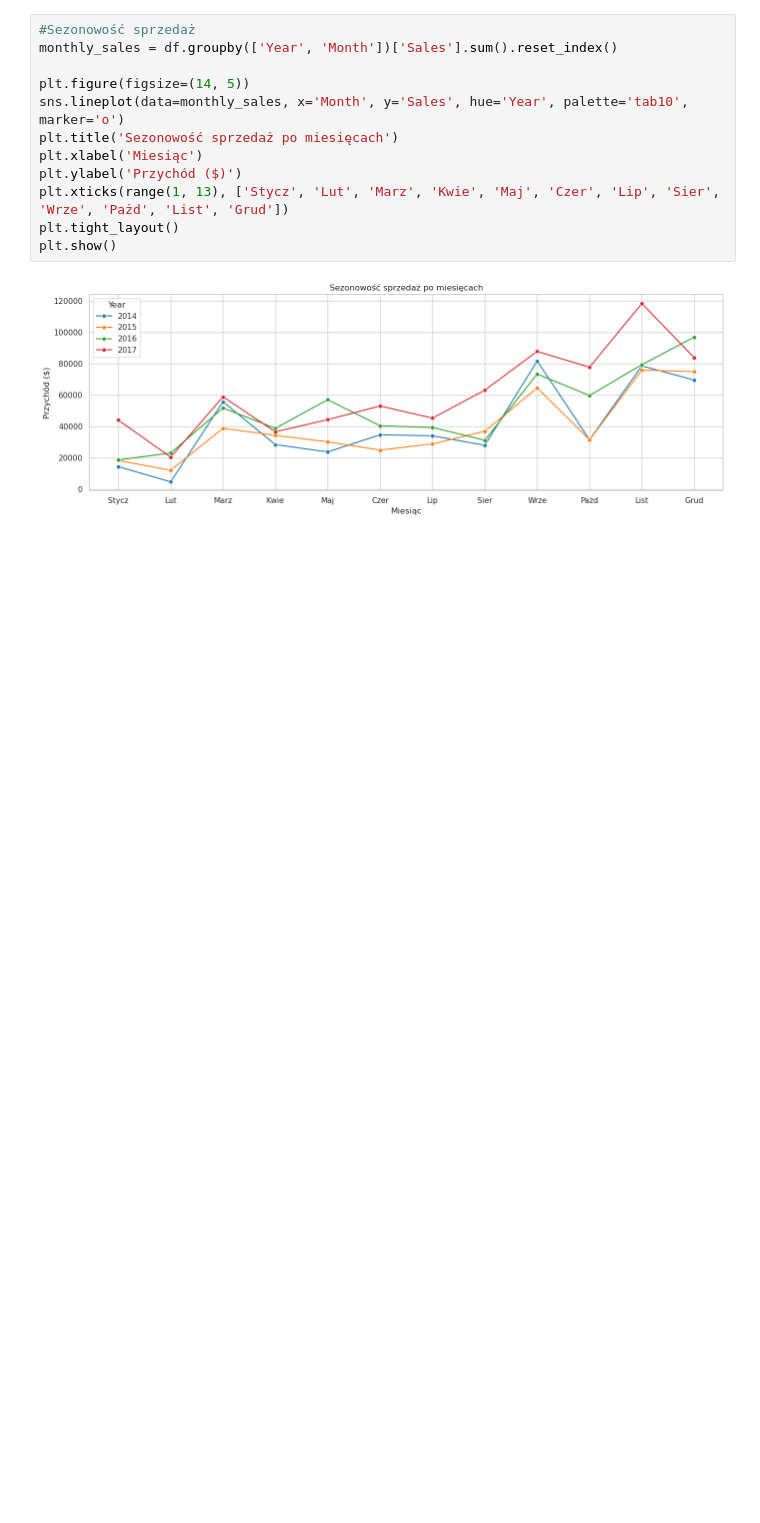
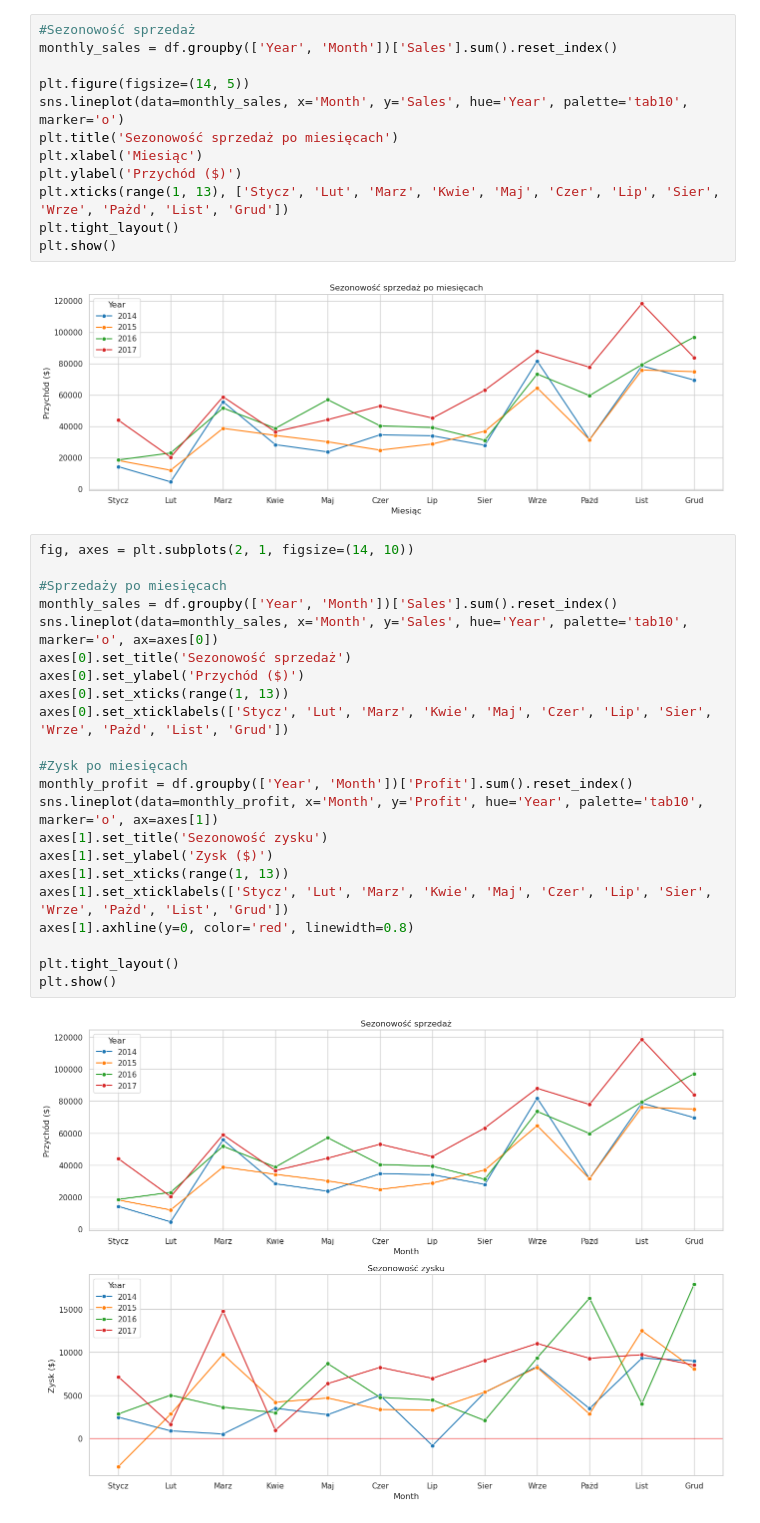
Before and after one commit to sverill/superstore-analysis, a Jupyter notebook: superstore_analysis.ipynb, the cells around one changed output. Cells and saved outputs as stored; diff of their text form; blank space fills up the shorter version.

```diff
--- a/superstore_analysis.ipynb
+++ b/superstore_analysis.ipynb
@@ -209,3 +209,27 @@ plt.tight_layout()
 plt.show()
 # %% [output]
 [figure]
+# %%
+fig, axes = plt.subplots(2, 1, figsize=(14, 10))
+
+#Sprzedaży po miesięcach
+monthly_sales = df.groupby(['Year', 'Month'])['Sales'].sum().reset_index()
+sns.lineplot(data=monthly_sales, x='Month', y='Sales', hue='Year', palette='tab10', marker='o', ax=axes[0])
+axes[0].set_title('Sezonowość sprzedaż')
+axes[0].set_ylabel('Przychód ($)')
+axes[0].set_xticks(range(1, 13))
+axes[0].set_xticklabels(['Stycz', 'Lut', 'Marz', 'Kwie', 'Maj', 'Czer', 'Lip', 'Sier', 'Wrze', 'Pażd', 'List', 'Grud'])
+
+#Zysk po miesięcach
+monthly_profit = df.groupby(['Year', 'Month'])['Profit'].sum().reset_index()
+sns.lineplot(data=monthly_profit, x='Month', y='Profit', hue='Year', palette='tab10', marker='o', ax=axes[1])
+axes[1].set_title('Sezonowość zysku')
+axes[1].set_ylabel('Zysk ($)')
+axes[1].set_xticks(range(1, 13))
+axes[1].set_xticklabels(['Stycz', 'Lut', 'Marz', 'Kwie', 'Maj', 'Czer', 'Lip', 'Sier', 'Wrze', 'Pażd', 'List', 'Grud'])
+axes[1].axhline(y=0, color='red', linewidth=0.8)
+
+plt.tight_layout()
+plt.show()
+# %% [output]
+[figure, added]
```
Also changed, not shown: parts of 2 cells of this notebook.
